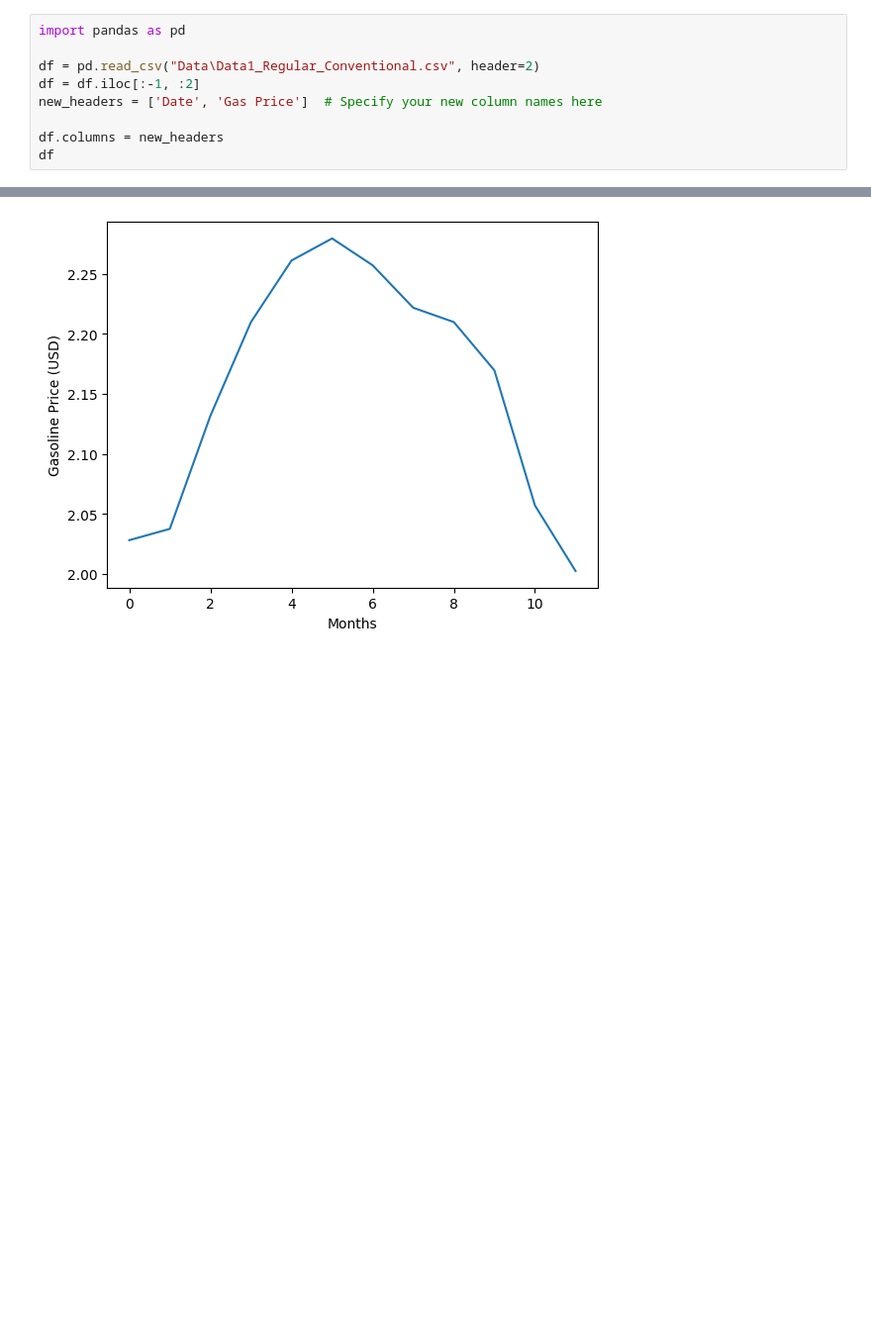
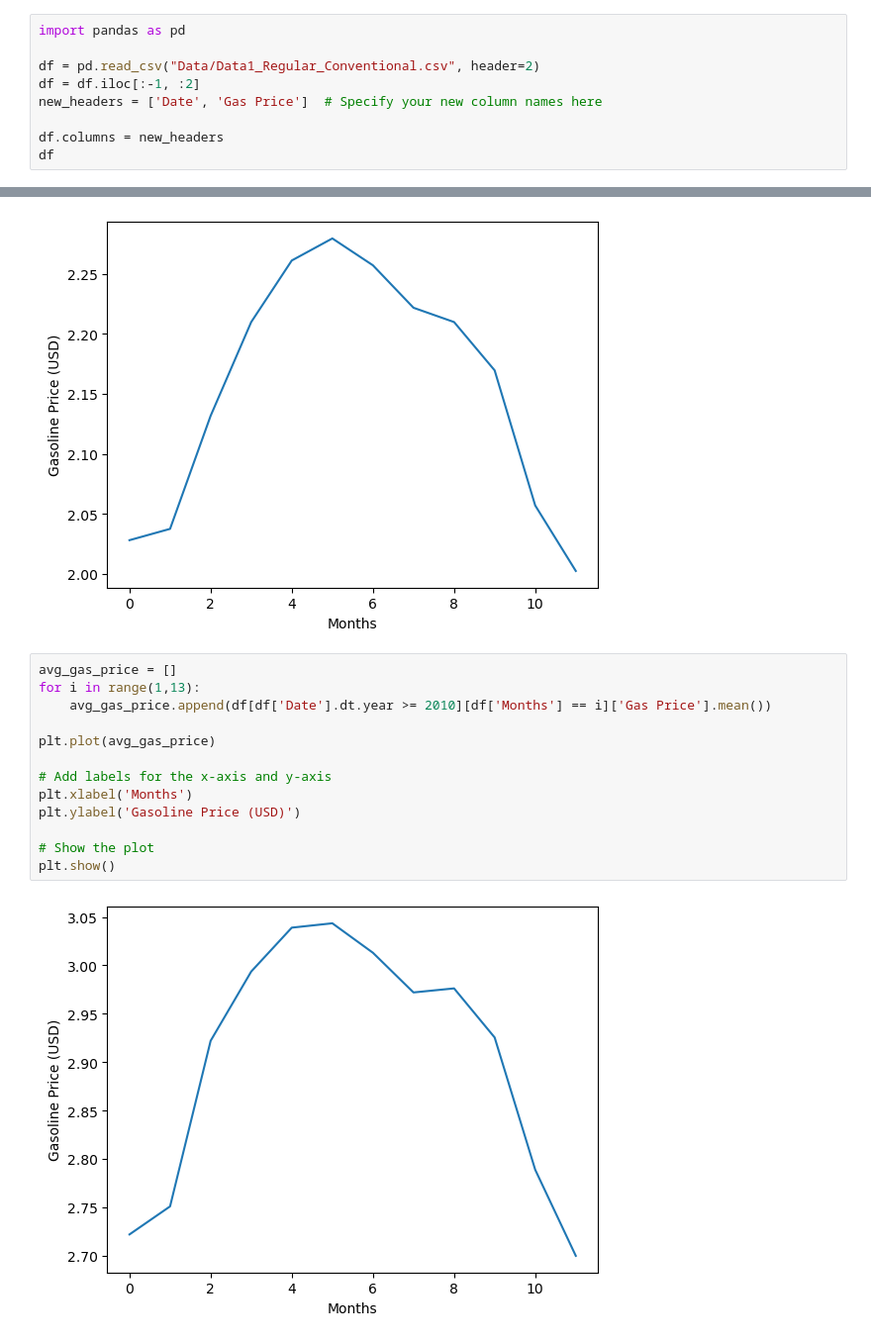
Before and after one commit to SatchelF/Data_Analysis_Project, a Jupyter notebook: avg_gas_monthly.ipynb, the cells around one changed output, grey strips where cells are left out. Shown: that part at 99% size. Cells and saved outputs as stored; diff of their text form; blank space fills up the shorter version.

```diff
--- a/avg_gas_monthly.ipynb
+++ b/avg_gas_monthly.ipynb
@@ -1,7 +1,7 @@
 # %%
 import pandas as pd
 
-df = pd.read_csv("Data\Data1_Regular_Conventional.csv", header=2)
+df = pd.read_csv("Data/Data1_Regular_Conventional.csv", header=2)
 df = df.iloc[:-1, :2]
 new_headers = ['Date', 'Gas Price']  # Specify your new column names here
 
@@ -67,3 +67,18 @@ plt.ylabel('Gasoline Price (USD)')
 plt.show()
 # %% [output]
 [figure]
+# %%
+avg_gas_price = []
+for i in range(1,13):
+    avg_gas_price.append(df[df['Date'].dt.year >= 2010][df['Months'] == i]['Gas Price'].mean())
+
+plt.plot(avg_gas_price)
+
+# Add labels for the x-axis and y-axis
+plt.xlabel('Months')
+plt.ylabel('Gasoline Price (USD)')
+
+# Show the plot
+plt.show()
+# %% [output]
+[figure, added]
```
Also changed, not shown: parts of 3 cells of this notebook.
